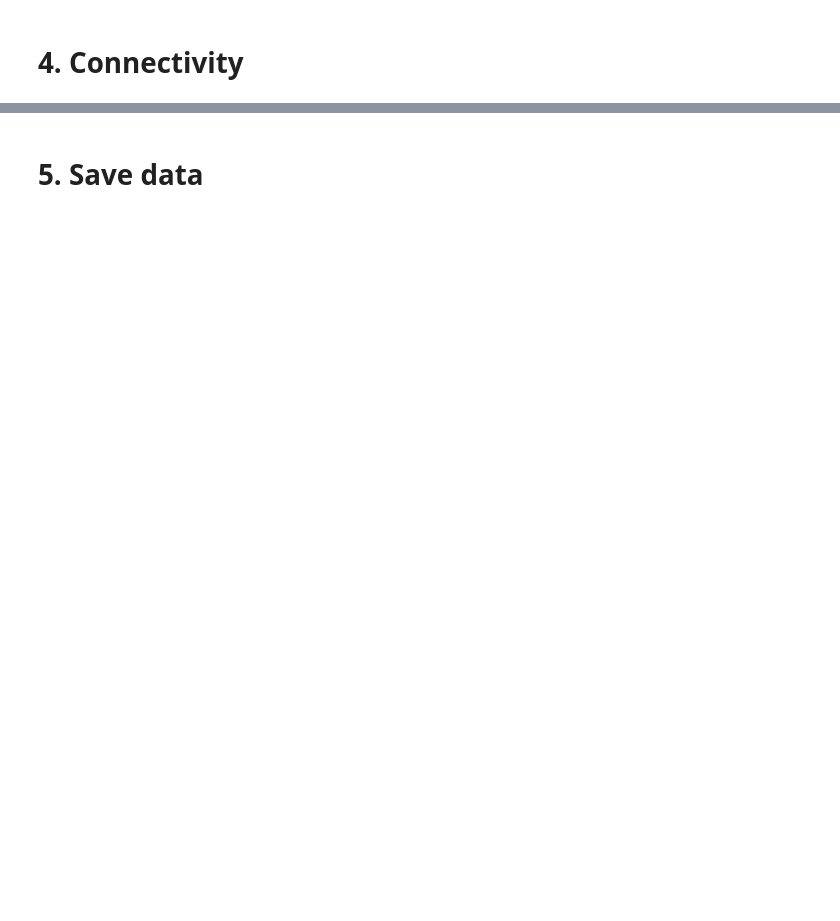
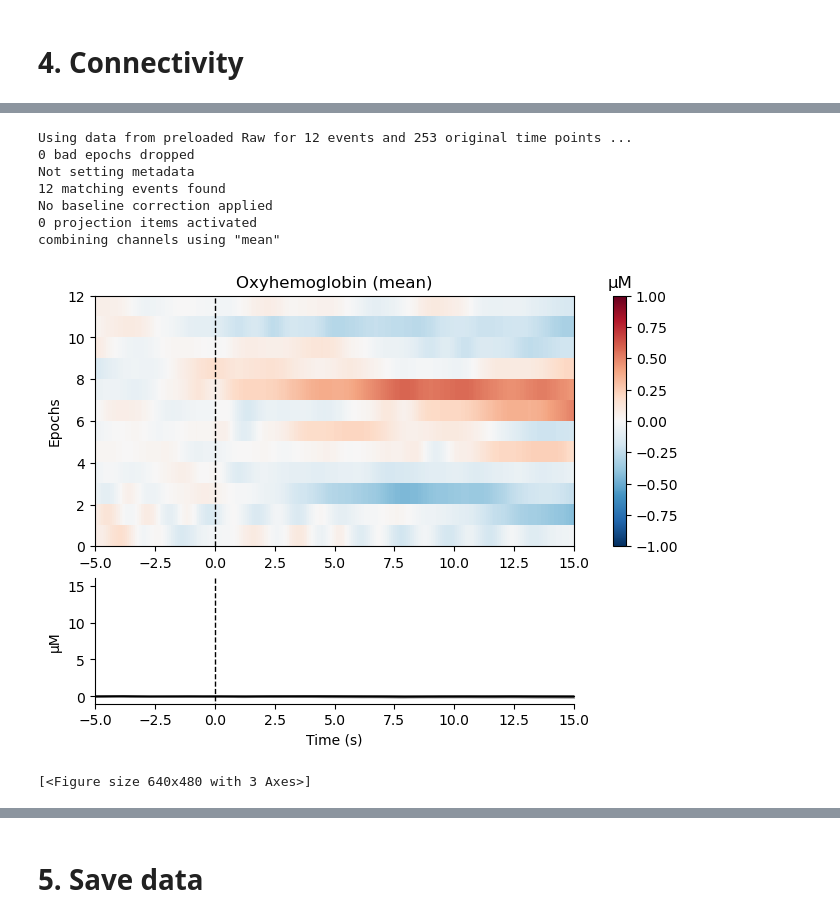
Before and after one commit to CIBIT-UC/NIRS-UC-UCP-colab, a Jupyter notebook: scripts/d_Data_explore.ipynb, the cells around one changed output, grey strips where cells are left out. Saved outputs shown, nothing was run; the diff lists cells and outputs as text; code cells hidden in the pictures; blank space fills up the shorter version.

```diff
--- a/scripts/d_Data_explore.ipynb
+++ b/scripts/d_Data_explore.ipynb
@@ -257,7 +257,7 @@ def _update_designmatrix(df):
 
     return df
 # %%
-events, event_dict = mne.events_from_annotations(raw_haemo)
+events, event_dict = mne.events_from_annotations(long_haemo)
 # %% [output]
 Used Annotations descriptions: ['Baseline', 'M']
 # %%
@@ -525,9 +523,7 @@ notebook: No module named 'ipyevents'
 # %%
 tmin, tmax = -5, 15
 
-
-
-epochs = mne.Epochs(long_haemo, events, event_id=event_dict,
-                    tmin=tmin, tmax=tmax,
-                    proj=True, baseline=(None, 0), preload=True,
-                    detrend=None, verbose=True)
+epochs = mne.Epochs(long_haemo,
+                    events,
+                    event_id=event_dict,
+                    tmin=tmin, tmax=tmax)
@@ -534,7 +553,17 @@ epochs = mne.Epochs(long_haemo, events, event_id=event_dict,
 # %%
 # Combine epochs - epochs['M'] = concat of all epochs with condition M1, M2, M3, M4
 
-epochs['M4'].plot_image(combine='mean', vmin=-1, vmax=1,
+epochs['M'].plot_image(combine='mean', vmin=-1, vmax=1,
                              ts_args=dict(ylim=dict(hbo=[-1, 16],
                                                     hbr=[-1, 16])))
+# %% [output]
+Using data from preloaded Raw for 12 events and 253 original time points ...
+0 bad epochs dropped
+Not setting metadata
+12 matching events found
+No baseline correction applied
+0 projection items activated
+combining channels using "mean"
+[figure, added]
+[<Figure size 640x480 with 3 Axes>]
 # %%
```
Also changed, not shown: parts of 19 cells of this notebook, 4 other files.
